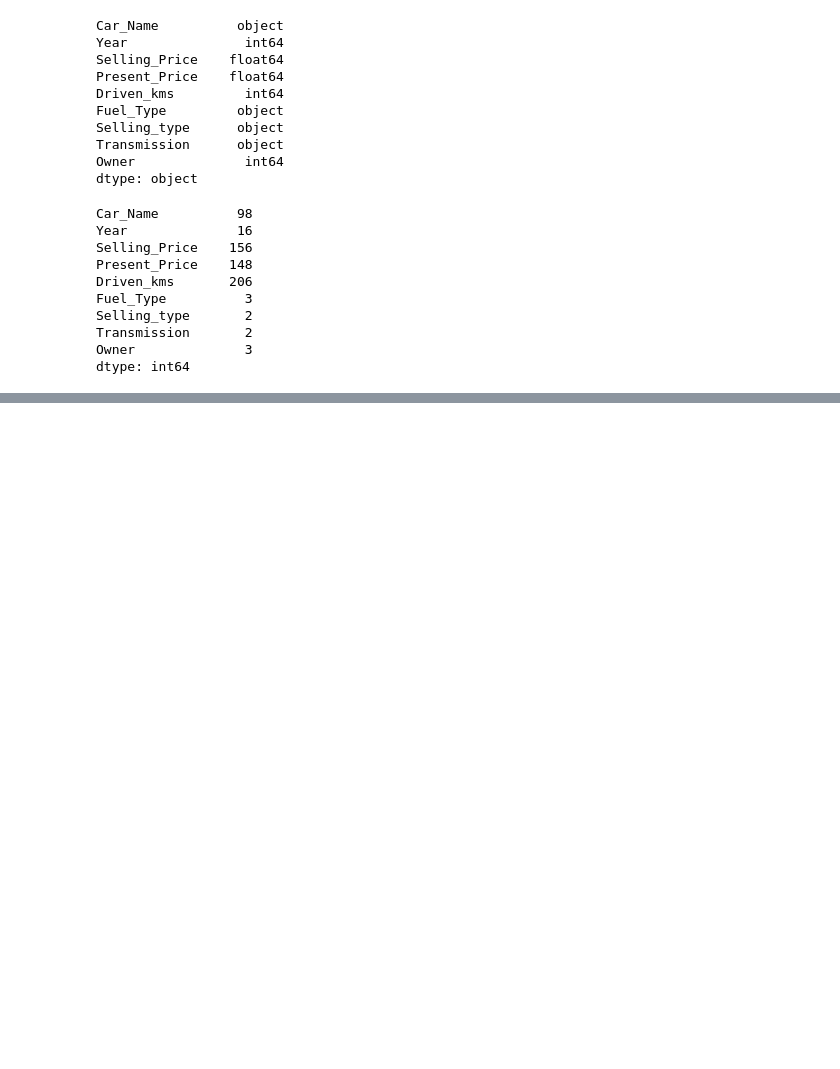
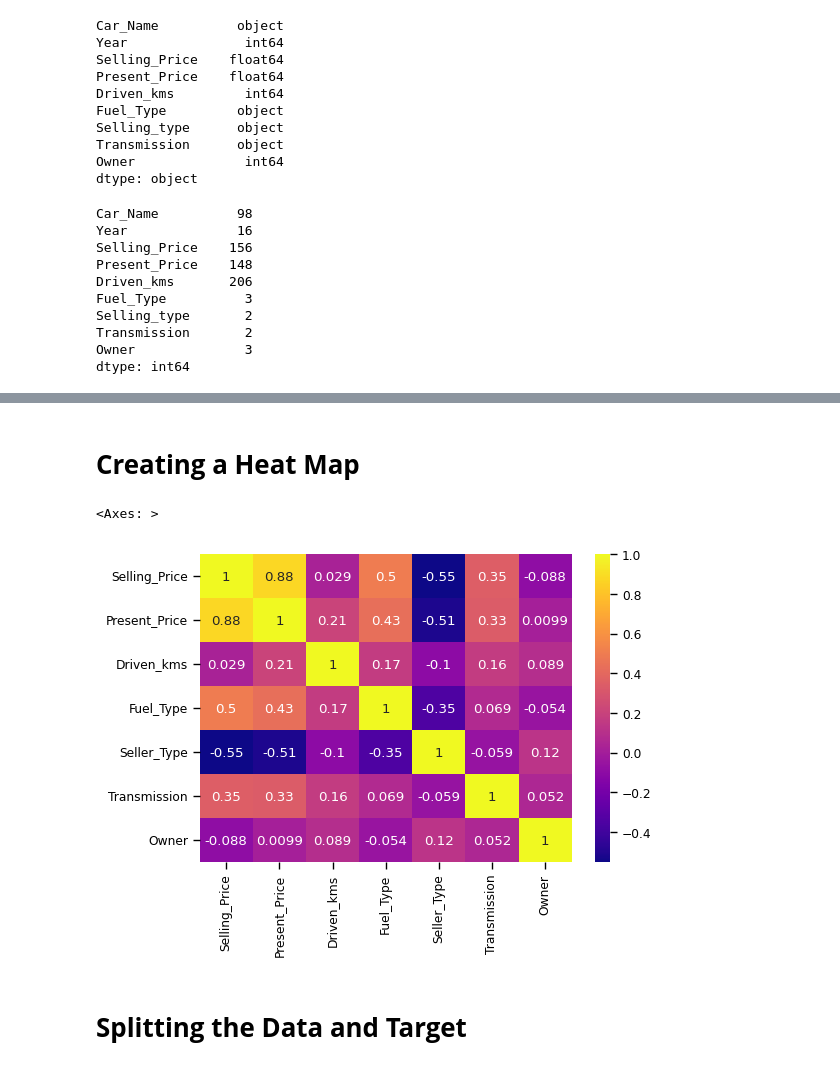
Before and after one commit to Sankalpmahanta/OIBSIP-Oasisinfobyte, a Jupyter notebook: OIBSIP_TASK_2_CAR_PRICE_PREDICTION_WITH_MACHINE_LEARNING.ipynb, the cells around one changed output, grey strips where cells are left out. Cells and saved outputs as stored; diff of their text form; code cells hidden in the pictures; blank space fills up the shorter version.

```diff
--- a/OIBSIP_TASK_2_CAR_PRICE_PREDICTION_WITH_MACHINE_LEARNING.ipynb
+++ b/OIBSIP_TASK_2_CAR_PRICE_PREDICTION_WITH_MACHINE_LEARNING.ipynb
@@ -161,3 +161,6 @@ Selling_type       2
 Transmission       2
 Owner              3
 dtype: int64
+# %%
+# Renaming 'Selling_type' column to 'Seller_Type' for a better understanding :
+car_df.rename(columns = {'Selling_type':'Seller_Type'}, inplace = True)
@@ -163,0 +212,9 @@ dtype: int64
+# %%
+# Encoding the 'Fuel_Type' column:
+car_df.replace({'Fuel_Type': {'Petrol':0, 'Diesel':1, 'CNG':2}}, inplace = True)
+
+# Encoding the 'Seller_Type' column:
+car_df.replace({'Seller_Type': {'Dealer':0, 'Individual':1}}, inplace = True)
+
+# Encoding the 'Transmission' column:
+car_df.replace({'Transmission': {'Manual':0, 'Automatic':1}}, inplace = True)
@@ -163,0 +230,14 @@ dtype: int64
+# %% [markdown]
+# **Creating a Heat Map**
+# %%
+map = car_df[["Selling_Price", "Present_Price", "Driven_kms", "Fuel_Type", "Seller_Type", "Transmission", "Owner"]]
+map = map.corr()
+
+plt.figure(figsize = (6,4))
+sns.set_context('paper', font_scale=1)
+sns.heatmap(data = map, annot = True, cmap='plasma')
+# %% [output]
+<Axes: >
+[figure, added]
+# %% [markdown]
+# **Splitting the Data and Target**
```
Also changed, not shown: parts of 8 cells of this notebook.
